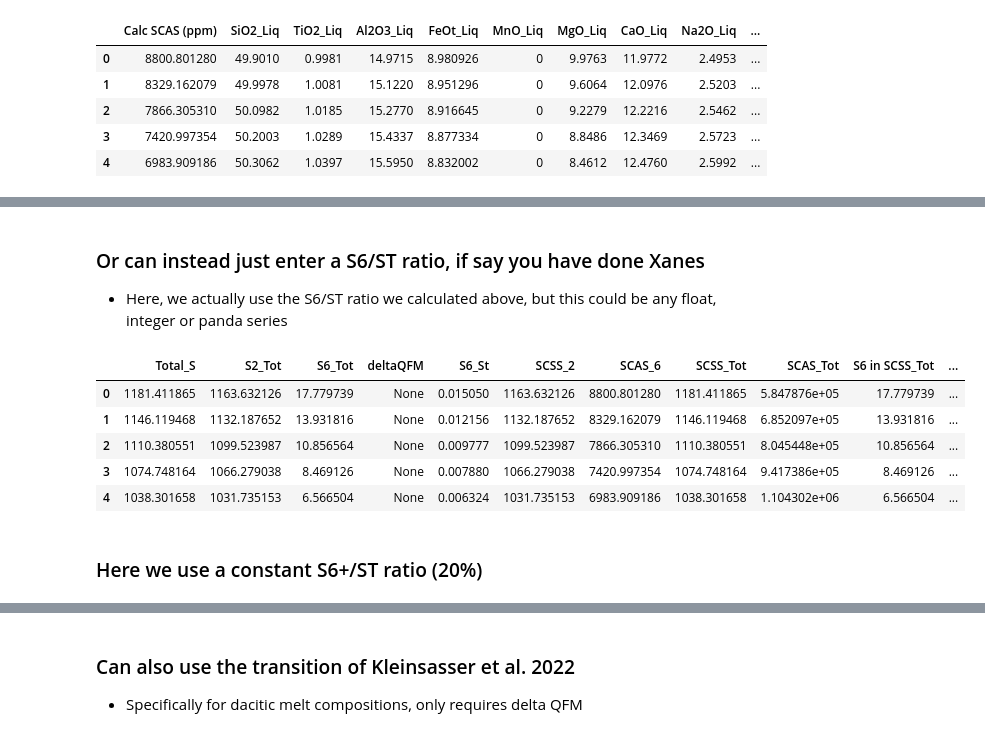
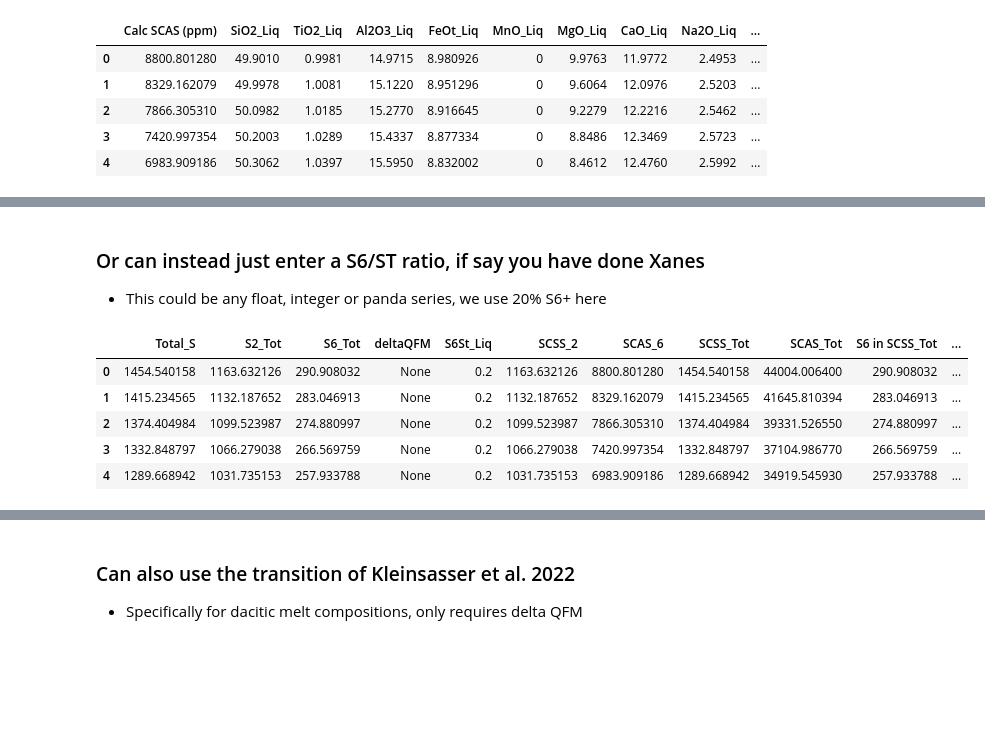
Before and after one commit to PennyWieser/PySulfSat, a Jupyter notebook: docs/Examples/S6_S2_Corrections/S6_S2_Corrections_Nash_Jugo_Kleinsasser.ipynb, the cells around one changed output, grey strips where cells are left out. Cells and saved outputs as stored; diff of their text form; code cells hidden in the pictures; blank space fills up the shorter version.

```diff
--- a/docs/Examples/S6_S2_Corrections/S6_S2_Corrections_Nash_Jugo_Kleinsasser.ipynb
+++ b/docs/Examples/S6_S2_Corrections/S6_S2_Corrections_Nash_Jugo_Kleinsasser.ipynb
@@ -78,7 +84,7 @@ fig.savefig('SCSS_SCAS.png', dpi=300)
 # %% [markdown]
 ## Now lets apply it to some Petrolog fractionation path
 # %%
-df_out=ss.import_data(r'../Intro_Example_Petrolog_FC/PetrologCalculations.xlsx', Petrolog=True)
+df_out=ss.import_data('PetrologCalculations.xlsx', Petrolog=True)
 df_out.head()
 # %% [output]
 We have replaced all missing liquid oxides and strings with zeros.
@@ -129,18 +178,16 @@ df_ST_Nash.head()
 # %% [markdown]
 ### Or can instead just enter a S6/ST ratio, if say you have done Xanes
-- Here, we actually use the S6/ST ratio we calculated above, but this could be any float, integer or panda series
+- This could be any float, integer or panda series, we use 20% S6+ here
 # %%
-df_ST_FixedS6=ss.calculate_S_Total_SCSS_SCAS(Fe3Fet_Liq=df_out['Fe3Fet_Liq'],
+df_ST_FixedS6=ss.calculate_S_Total_SCSS_SCAS(
     SCSS=Smythe_FixedSulf['SCSS_ideal_ppm_Smythe2017'],
     T_K=df_out['T_K'],
-    SCAS=ZT22_SCAS['Calc SCAS (ppm)'], S6St_Liq=df_ST_Nash['S6_St'])
+    SCAS=ZT22_SCAS['SCAS6_ppm'], S6St_Liq=0.2)
 df_ST_FixedS6.head()
 # %% [output]
-|  | Total_S | S2_Tot | S6_Tot | deltaQFM | S6_St | SCSS_2 | SCAS_6 | SCSS_Tot | SCAS_Tot | S6 in SCSS_Tot | ... |
-| 0 | 1181.411865 | 1163.632126 | 17.779739 | None | 0.015050 | 1163.632126 | 8800.801280 | 1181.411865 | 5.847876e+05 | 17.779739 | ... |
-| 1 | 1146.119468 | 1132.187652 | 13.931816 | None | 0.012156 | 1132.187652 | 8329.162079 | 1146.119468 | 6.852097e+05 | 13.931816 | ... |
-| 2 | 1110.380551 | 1099.523987 | 10.856564 | None | 0.009777 | 1099.523987 | 7866.305310 | 1110.380551 | 8.045448e+05 | 10.856564 | ... |
-| 3 | 1074.748164 | 1066.279038 | 8.469126 | None | 0.007880 | 1066.279038 | 7420.997354 | 1074.748164 | 9.417386e+05 | 8.469126 | ... |
-| 4 | 1038.301658 | 1031.735153 | 6.566504 | None | 0.006324 | 1031.735153 | 6983.909186 | 1038.301658 | 1.104302e+06 | 6.566504 | ... |
+|  | Total_S | S2_Tot | S6_Tot | deltaQFM | S6St_Liq | SCSS_2 | SCAS_6 | SCSS_Tot | SCAS_Tot | S6 in SCSS_Tot | ... |
+| 0 | 1454.540158 | 1163.632126 | 290.908032 | None | 0.2 | 1163.632126 | 8800.801280 | 1454.540158 | 44004.006400 | 290.908032 | ... |
+| 1 | 1415.234565 | 1132.187652 | 283.046913 | None | 0.2 | 1132.187652 | 8329.162079 | 1415.234565 | 41645.810394 | 283.046913 | ... |
+| 2 | 1374.404984 | 1099.523987 | 274.880997 | None | 0.2 | 1099.523987 | 7866.305310 | 1374.404984 | 39331.526550 | 274.880997 | ... |
+| 3 | 1332.848797 | 1066.279038 | 266.569759 | None | 0.2 | 1066.279038 | 7420.997354 | 1332.848797 | 37104.986770 | 266.569759 | ... |
+| 4 | 1289.668942 | 1031.735153 | 257.933788 | None | 0.2 | 1031.735153 | 6983.909186 | 1289.668942 | 34919.545930 | 257.933788 | ... |
-# %% [markdown]
-### Here we use a constant S6+/ST ratio (20%)
```
Also changed, not shown: parts of 20 cells of this notebook, 21 other files.
